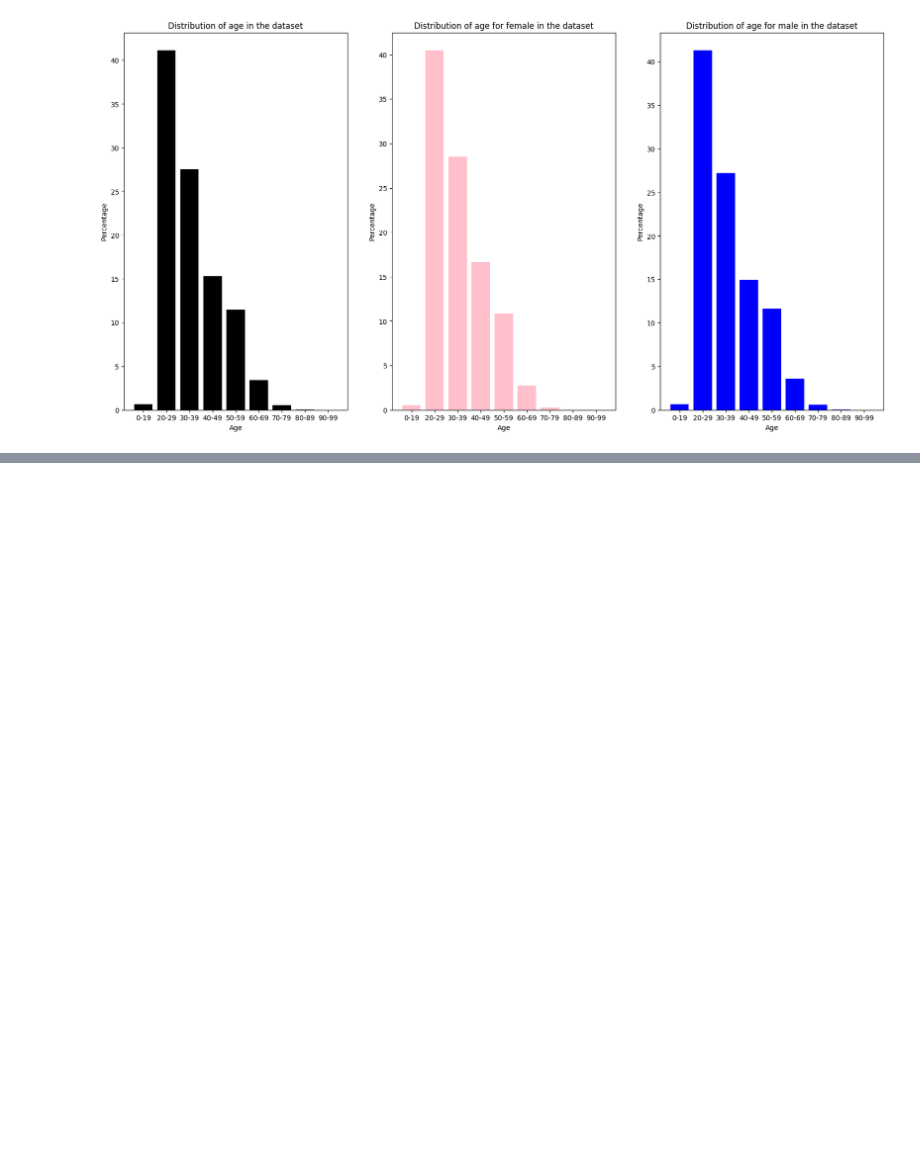
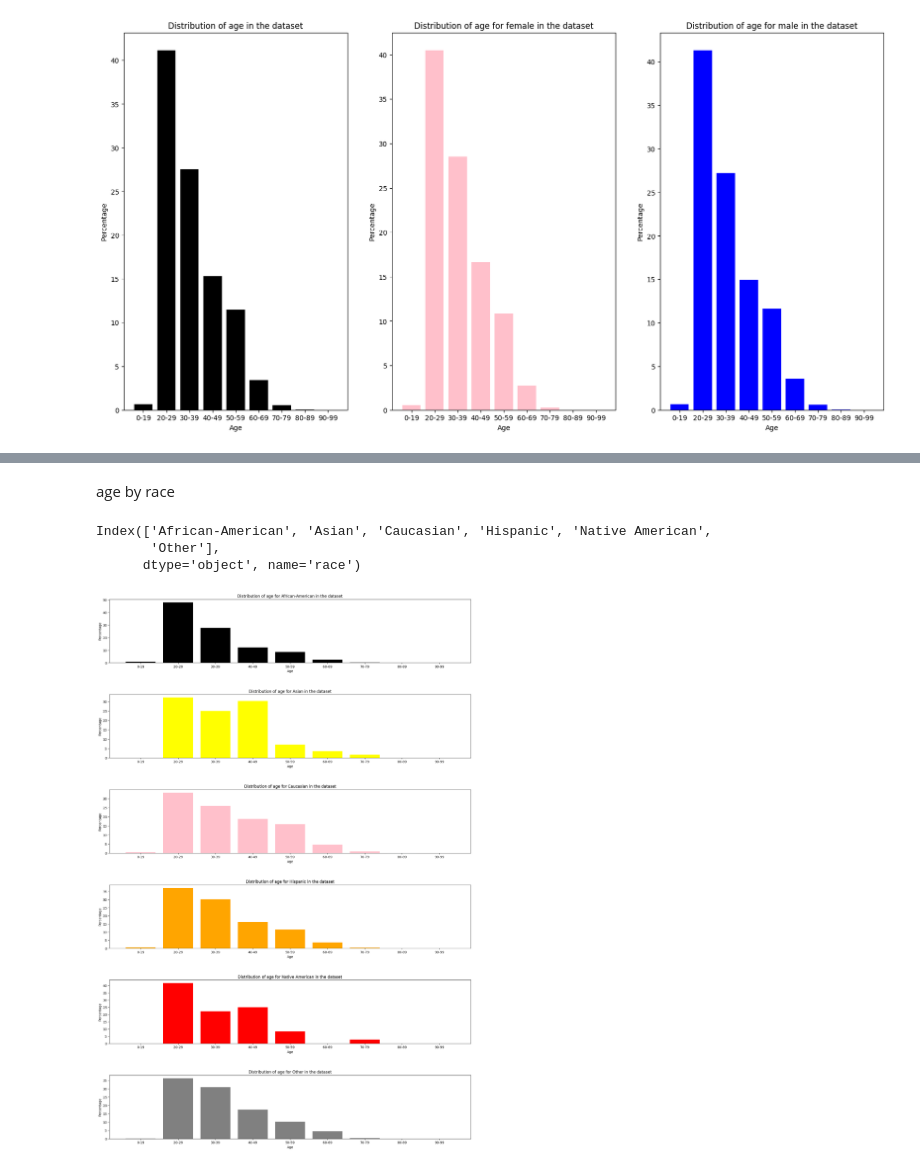
Before and after one commit to RonangLeSang/PROJ831, a Jupyter notebook: analyse_caract.ipynb, the cells around one changed output, grey strips where cells are left out. Drawn from its saved outputs; the diff is of its cells as text; code cells hidden in the pictures; blank space fills up the shorter version.

```diff
--- a/analyse_caract.ipynb
+++ b/analyse_caract.ipynb
@@ -93,0 +118,46 @@ See the caveats in the documentation: https://pandas.pydata.org/pandas-docs/stab
+# %% [markdown]
+age by race
+# %%
+age_sex_counts = new_data.groupby(['race', 'age_group']).size().unstack('race', fill_value=0)
+age_sex_percentage = (age_sex_counts/age_sex_counts.sum())*100
+
+print(age_sex_percentage.columns)
+plt.figure(figsize=(20, 30))
+plt.subplot(6, 1, 1)
+plt.bar(age_sex_percentage.index, age_sex_percentage['African-American'], color = 'black')
+plt.xlabel('Age')
+plt.ylabel('Percentage')
+plt.title("Distribution of age for African-American in the dataset")
+plt.subplot(6, 1, 2)
+plt.bar(age_sex_percentage.index, age_sex_percentage['Asian'], color = 'yellow')
+plt.xlabel('Age')
+plt.ylabel('Percentage')
+plt.title("Distribution of age for Asian in the dataset")
+plt.subplot(6, 1, 3)
+plt.bar(age_sex_percentage.index, age_sex_percentage['Caucasian'], color = 'pink')
+plt.xlabel('Age')
+plt.ylabel('Percentage')
+plt.title("Distribution of age for Caucasian in the dataset")
+plt.subplot(6, 1, 4)
+plt.bar(age_sex_percentage.index, age_sex_percentage['Hispanic'], color = 'orange')
+plt.xlabel('Age')
+plt.ylabel('Percentage')
+plt.title("Distribution of age for Hispanic in the dataset")
+plt.subplot(6, 1, 5)
+plt.bar(age_sex_percentage.index, age_sex_percentage['Native American'], color = 'red')
+plt.xlabel('Age')
+plt.ylabel('Percentage')
+plt.title("Distribution of age for Native American in the dataset")
+plt.subplot(6, 1, 6)
+plt.bar(age_sex_percentage.index, age_sex_percentage['Other'], color = 'gray')
+plt.xlabel('Age')
+plt.ylabel('Percentage')
+plt.title("Distribution of age for Other in the dataset")
+plt.subplots_adjust(hspace=0.5)
+
+plt.show()
+# %% [output]
+Index(['African-American', 'Asian', 'Caucasian', 'Hispanic', 'Native American',
+       'Other'],
+      dtype='object', name='race')
+[figure, added]
```
Also changed, not shown: parts of 2 cells of this notebook.
